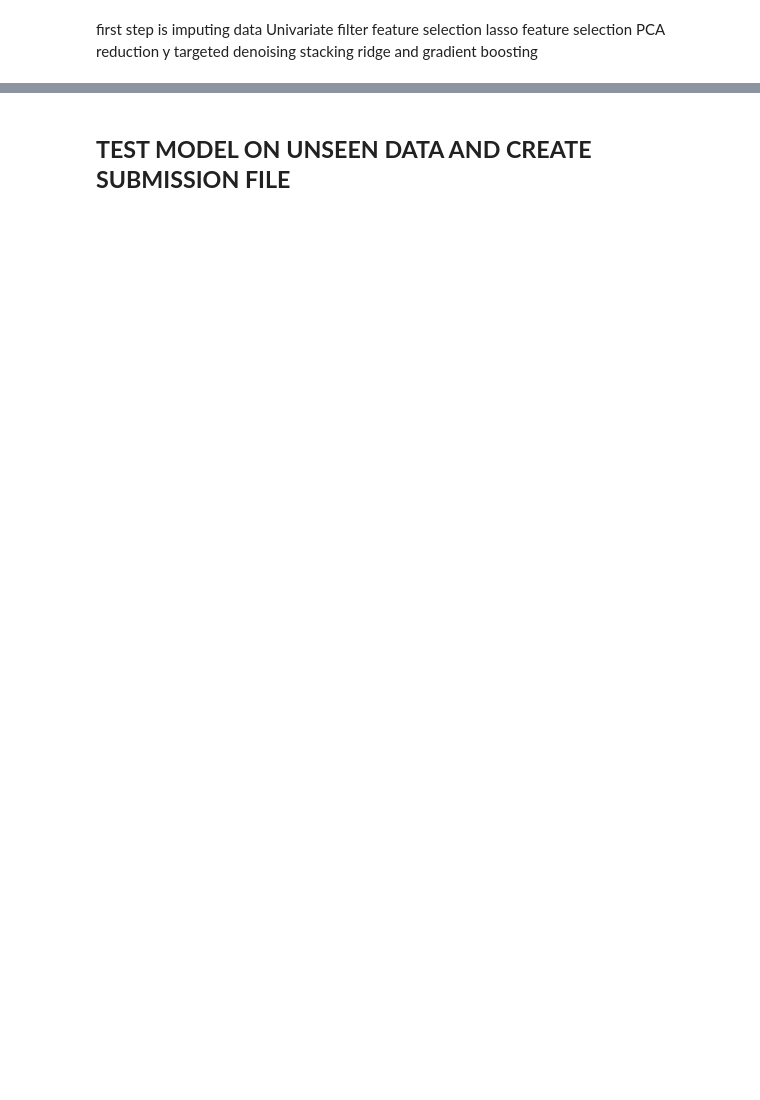
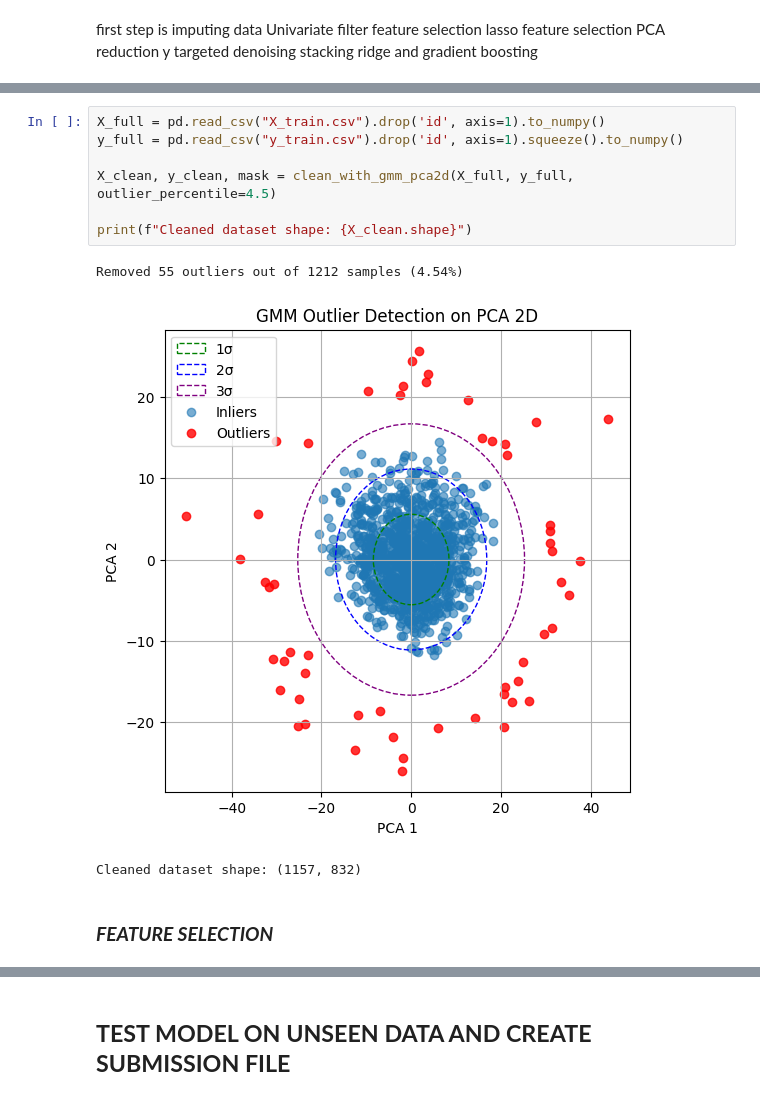
Before and after one commit to lambione/ML_PROJECTS_ETH, a Jupyter notebook: PROJECT_1/mri_detection.ipynb, the cells around one changed output, grey strips where cells are left out. Saved outputs shown, nothing was run; the diff lists cells and outputs as text; blank space fills up the shorter version.

```diff
--- a/PROJECT_1/mri_detection.ipynb
+++ b/PROJECT_1/mri_detection.ipynb
@@ -914,0 +643,13 @@ Test  R²: 0.5356006979251298
+# %%
+X_full = pd.read_csv("X_train.csv").drop('id', axis=1).to_numpy()
+y_full = pd.read_csv("y_train.csv").drop('id', axis=1).squeeze().to_numpy()
+
+X_clean, y_clean, mask = clean_with_gmm_pca2d(X_full, y_full, outlier_percentile=4.5)
+
+print(f"Cleaned dataset shape: {X_clean.shape}")
+# %% [output]
+Removed 55 outliers out of 1212 samples (4.54%)
+[figure, added]
+Cleaned dataset shape: (1157, 832)
+# %% [markdown]
+### __*FEATURE SELECTION*__
```
Also changed, not shown: parts of 38 cells of this notebook.
